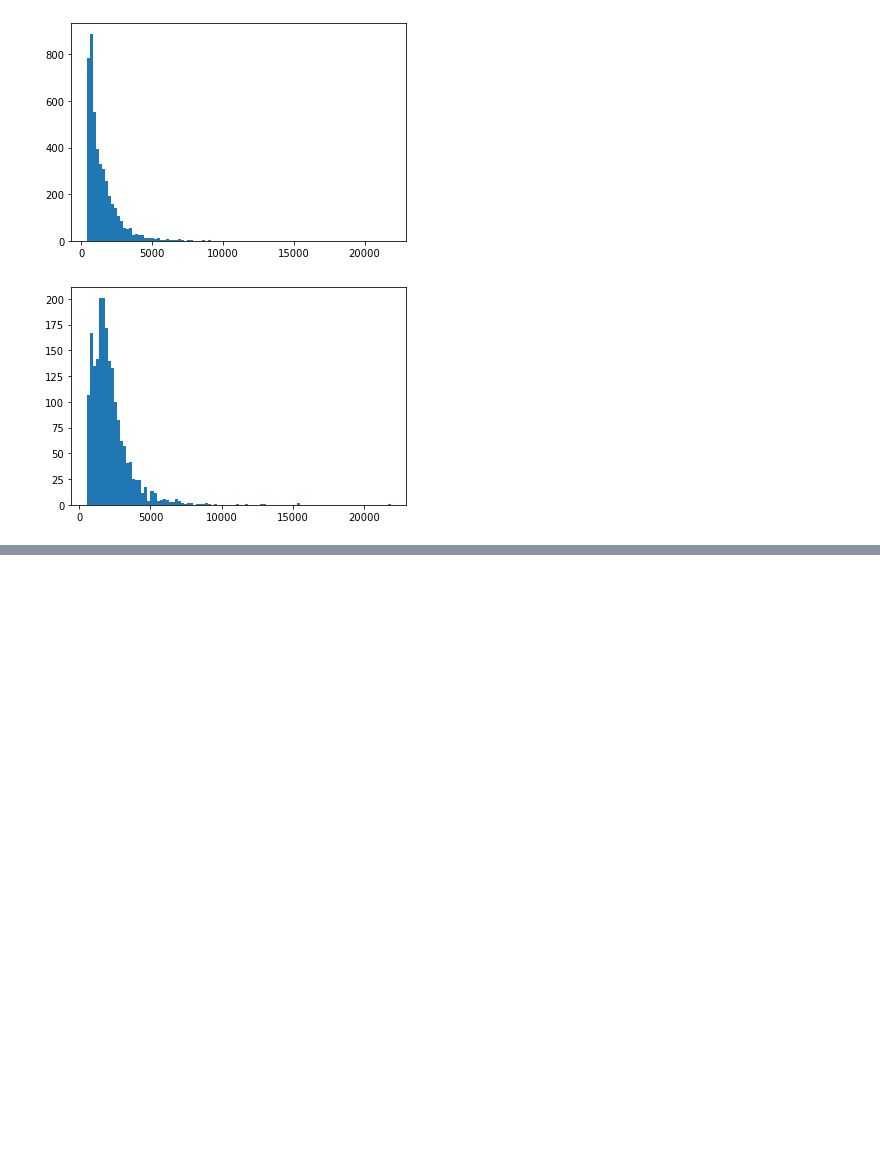
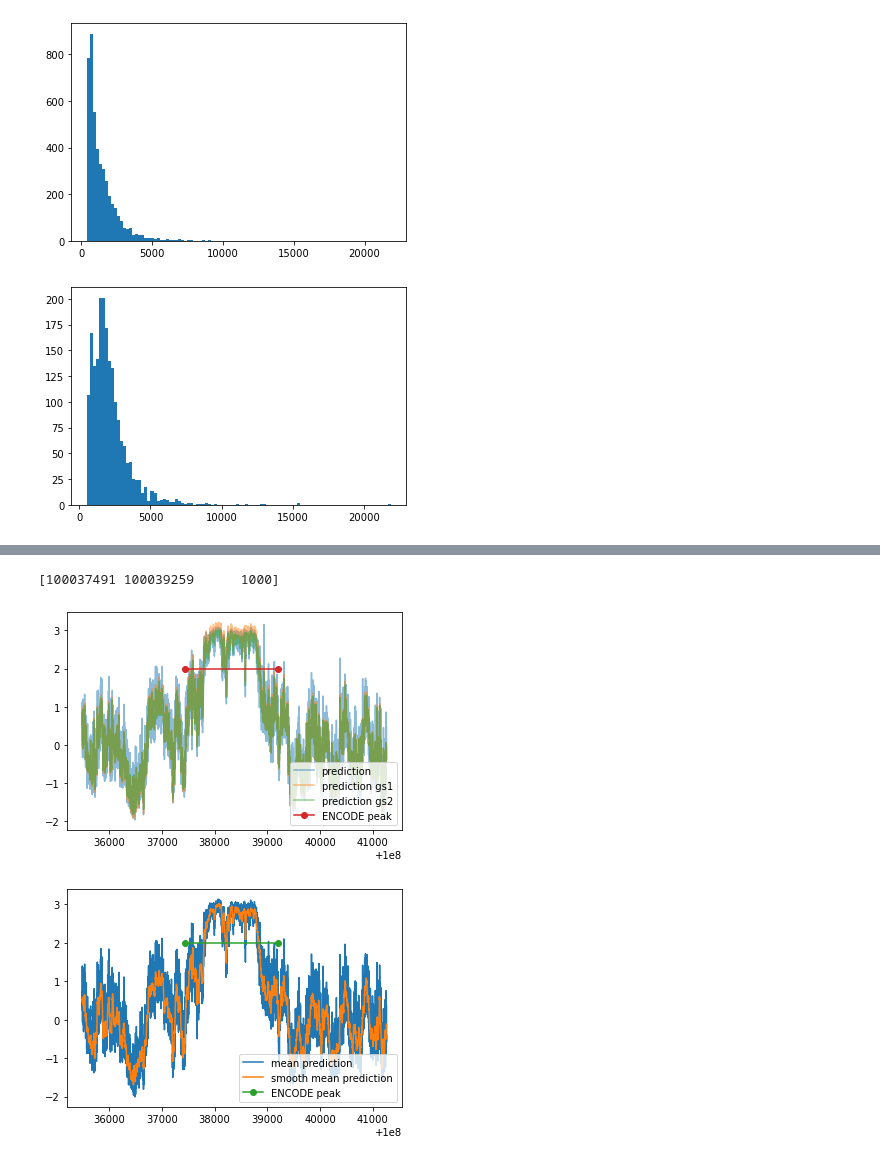
Before and after one commit to Alexwestbrook/mnhn-internship_DeepCNN_ChIP-seq, a Jupyter notebook: plot_distributions.ipynb, the cells around one changed output, grey strips where cells are left out. Drawn from its saved outputs; the diff is of its cells as text; code cells hidden in the pictures; blank space fills up the shorter version.

```diff
--- a/plot_distributions.ipynb
+++ b/plot_distributions.ipynb
@@ -652,0 +671,31 @@ plt.close()
+# %%
+importlib.reload(utils)
+window = 11
+preds0_ls = utils.smooth(preds0, window, mode='linear')
+preds0_gs = utils.smooth(preds0, window, mode='gaussian')
+z_score_preds0_ls = utils.z_score(preds0_ls, valid_window_idx)
+z_score_preds0_gs = utils.z_score(preds0_gs, valid_window_idx)
+z_score_ls_preds0 = utils.smooth(z_score_preds0, window, mode='linear')
+z_score_gs_preds0 = utils.smooth(z_score_preds0, window, mode='gaussian')
+# %%
+i = 2
+print(chr1_peaks[i])
+peak_start, peak_end, score = chr1_peaks[i]
+window = np.arange(peak_start-2000, peak_end+2000)
+plt.plot(window, z_score_preds0[window], label='prediction', alpha=0.5)
+plt.plot(window, z_score_preds0_gs[window], label='prediction gs1', alpha=0.5)
+plt.plot(window, z_score_gs_preds0[window], label='prediction gs2', alpha=0.5)
+plt.plot([peak_start-50, peak_end-50], [2, 2], marker = 'o', label='ENCODE peak')
+plt.legend(loc='lower right')
+plt.show()
+plt.close()
+plt.plot(window, z_score_preds[window], label='mean prediction')
+plt.plot(window, z_score_smooth[window], label='smooth mean prediction')
+plt.plot([peak_start-50, peak_end-50], [2, 2], marker = 'o', label='ENCODE peak')
+plt.legend(loc='lower right')
+plt.show()
+plt.close()
+# %% [output]
+[100037491 100039259      1000]
+[figure, added]
+[figure, added]
```
Also changed, not shown: parts of 11 cells of this notebook, 2 other files.
